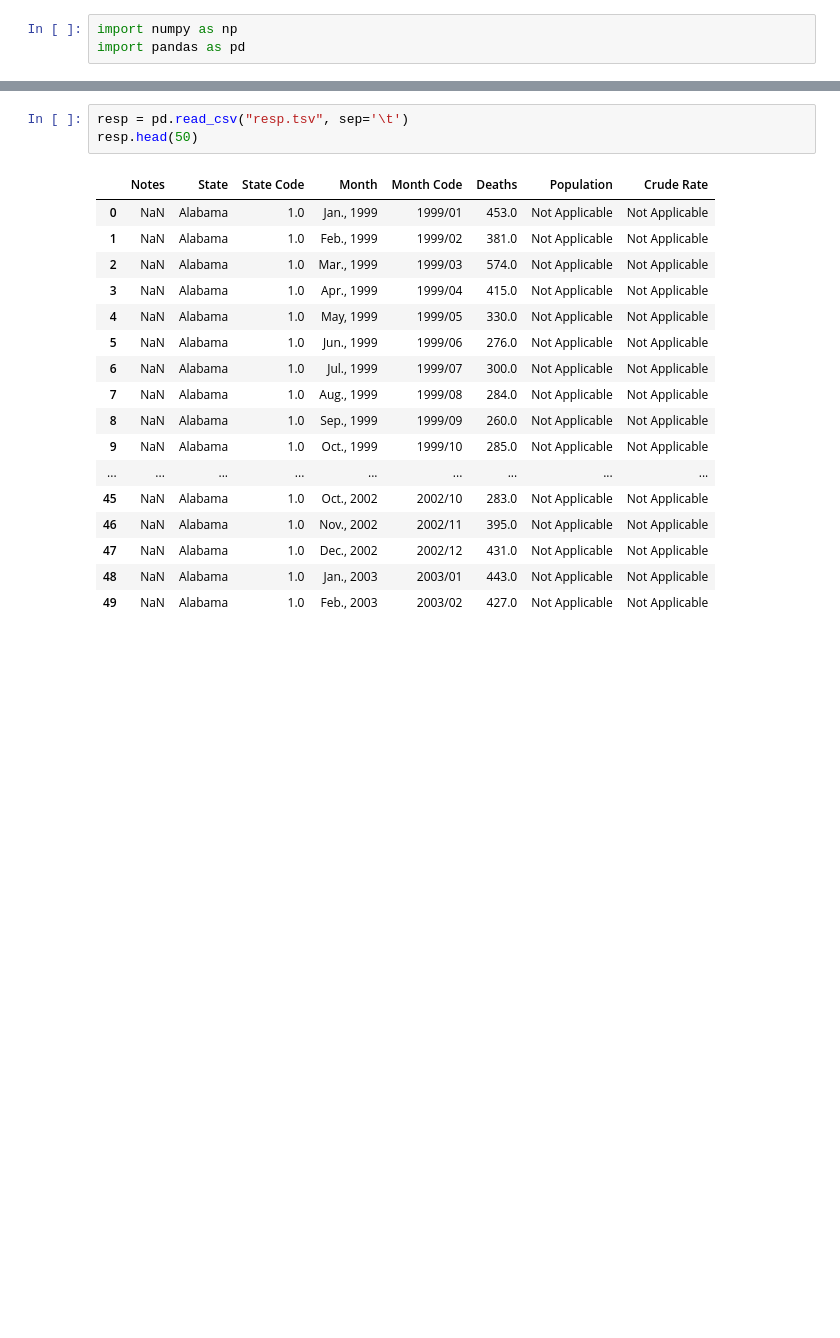
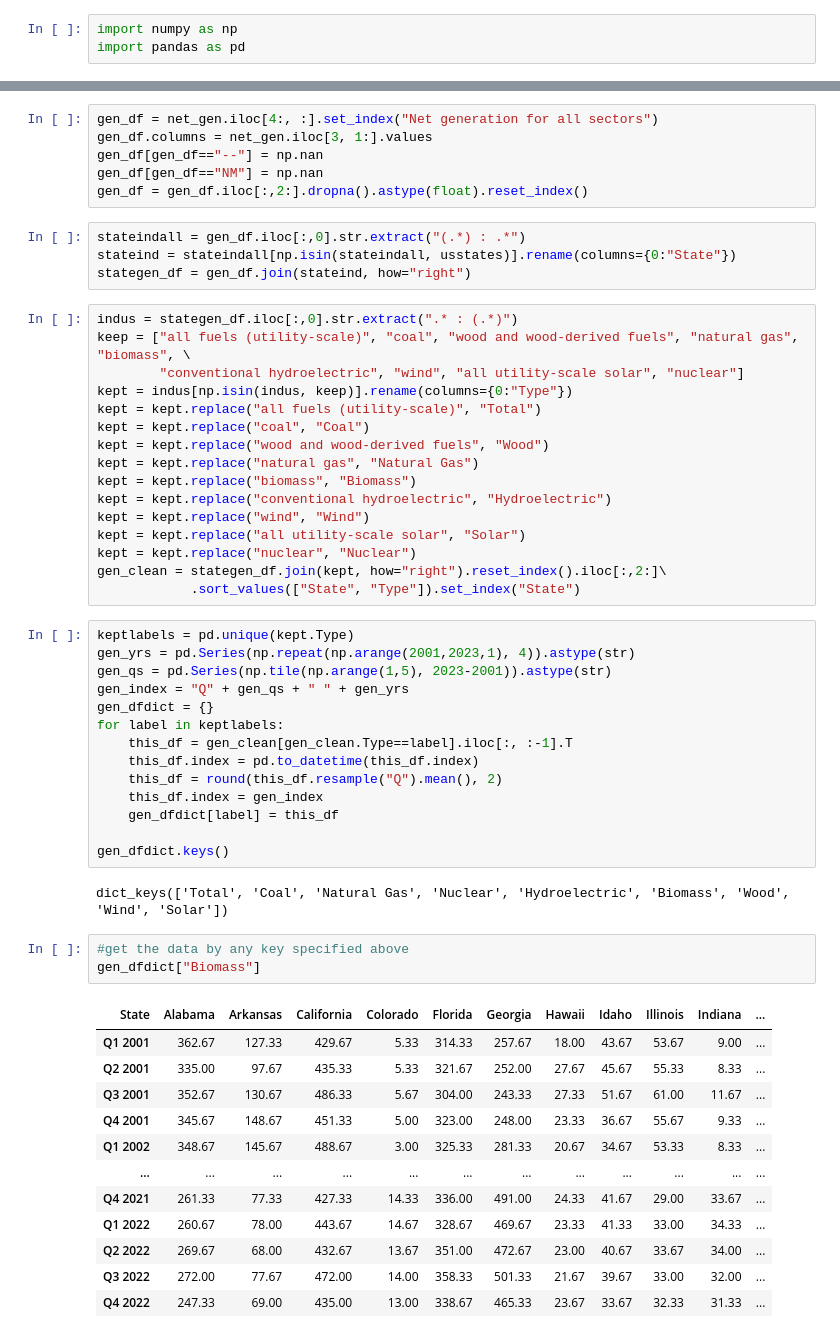
Before and after one commit to rohan-r-kulkarni/energy_analytics, a Jupyter notebook: climate_eda.ipynb, the cells around one changed output, grey strips where cells are left out. Saved outputs shown, nothing was run; the diff lists cells and outputs as text; blank space fills up the shorter version.

Commit message:
X cleaning done, resp cleaning next

```diff
--- a/climate_eda.ipynb
+++ b/climate_eda.ipynb
@@ -72,21 +119,58 @@ efuel = pd.read_csv("efuel_consumption.csv")
-# %%
-resp = pd.read_csv("resp.tsv", sep='\t')
-resp.head(50)
-# %% [output]
-|  | Notes | State | State Code | Month | Month Code | Deaths | Population | Crude Rate |
-| 0 | NaN | Alabama | 1.0 | Jan., 1999 | 1999/01 | 453.0 | Not Applicable | Not Applicable |
-| 1 | NaN | Alabama | 1.0 | Feb., 1999 | 1999/02 | 381.0 | Not Applicable | Not Applicable |
-| 2 | NaN | Alabama | 1.0 | Mar., 1999 | 1999/03 | 574.0 | Not Applicable | Not Applicable |
-| 3 | NaN | Alabama | 1.0 | Apr., 1999 | 1999/04 | 415.0 | Not Applicable | Not Applicable |
-| 4 | NaN | Alabama | 1.0 | May, 1999 | 1999/05 | 330.0 | Not Applicable | Not Applicable |
-| 5 | NaN | Alabama | 1.0 | Jun., 1999 | 1999/06 | 276.0 | Not Applicable | Not Applicable |
-| 6 | NaN | Alabama | 1.0 | Jul., 1999 | 1999/07 | 300.0 | Not Applicable | Not Applicable |
-| 7 | NaN | Alabama | 1.0 | Aug., 1999 | 1999/08 | 284.0 | Not Applicable | Not Applicable |
-| 8 | NaN | Alabama | 1.0 | Sep., 1999 | 1999/09 | 260.0 | Not Applicable | Not Applicable |
-| 9 | NaN | Alabama | 1.0 | Oct., 1999 | 1999/10 | 285.0 | Not Applicable | Not Applicable |
-| ... | ... | ... | ... | ... | ... | ... | ... | ... |
-| 45 | NaN | Alabama | 1.0 | Oct., 2002 | 2002/10 | 283.0 | Not Applicable | Not Applicable |
-| 46 | NaN | Alabama | 1.0 | Nov., 2002 | 2002/11 | 395.0 | Not Applicable | Not Applicable |
-| 47 | NaN | Alabama | 1.0 | Dec., 2002 | 2002/12 | 431.0 | Not Applicable | Not Applicable |
-| 48 | NaN | Alabama | 1.0 | Jan., 2003 | 2003/01 | 443.0 | Not Applicable | Not Applicable |
-| 49 | NaN | Alabama | 1.0 | Feb., 2003 | 2003/02 | 427.0 | Not Applicable | Not Applicable |
+# %%
+gen_df = net_gen.iloc[4:, :].set_index("Net generation for all sectors")
+gen_df.columns = net_gen.iloc[3, 1:].values
+gen_df[gen_df=="--"] = np.nan
+gen_df[gen_df=="NM"] = np.nan
+gen_df = gen_df.iloc[:,2:].dropna().astype(float).reset_index()
+# %%
+stateindall = gen_df.iloc[:,0].str.extract("(.*) : .*")
+stateind = stateindall[np.isin(stateindall, usstates)].rename(columns={0:"State"})
+stategen_df = gen_df.join(stateind, how="right")
+# %%
+indus = stategen_df.iloc[:,0].str.extract(".* : (.*)")
+keep = ["all fuels (utility-scale)", "coal", "wood and wood-derived fuels", "natural gas", "biomass", \
+        "conventional hydroelectric", "wind", "all utility-scale solar", "nuclear"]
+kept = indus[np.isin(indus, keep)].rename(columns={0:"Type"})
+kept = kept.replace("all fuels (utility-scale)", "Total")
+kept = kept.replace("coal", "Coal")
+kept = kept.replace("wood and wood-derived fuels", "Wood")
+kept = kept.replace("natural gas", "Natural Gas")
+kept = kept.replace("biomass", "Biomass")
+kept = kept.replace("conventional hydroelectric", "Hydroelectric")
+kept = kept.replace("wind", "Wind")
+kept = kept.replace("all utility-scale solar", "Solar")
+kept = kept.replace("nuclear", "Nuclear")
+gen_clean = stategen_df.join(kept, how="right").reset_index().iloc[:,2:]\
+            .sort_values(["State", "Type"]).set_index("State")
+# %%
+keptlabels = pd.unique(kept.Type)
+gen_yrs = pd.Series(np.repeat(np.arange(2001,2023,1), 4)).astype(str)
+gen_qs = pd.Series(np.tile(np.arange(1,5), 2023-2001)).astype(str)
+gen_index = "Q" + gen_qs + " " + gen_yrs
+gen_dfdict = {}
+for label in keptlabels:
+    this_df = gen_clean[gen_clean.Type==label].iloc[:, :-1].T
+    this_df.index = pd.to_datetime(this_df.index)
+    this_df = round(this_df.resample("Q").mean(), 2)
+    this_df.index = gen_index
+    gen_dfdict[label] = this_df
+
+gen_dfdict.keys()
+# %% [output]
+dict_keys(['Total', 'Coal', 'Natural Gas', 'Nuclear', 'Hydroelectric', 'Biomass', 'Wood', 'Wind', 'Solar'])
+# %%
+#get the data by any key specified above
+gen_dfdict["Biomass"]
+# %% [output]
+| State | Alabama | Arkansas | California | Colorado | Florida | Georgia | Hawaii | Idaho | Illinois | Indiana | ... |
+| Q1 2001 | 362.67 | 127.33 | 429.67 | 5.33 | 314.33 | 257.67 | 18.00 | 43.67 | 53.67 | 9.00 | ... |
+| Q2 2001 | 335.00 | 97.67 | 435.33 | 5.33 | 321.67 | 252.00 | 27.67 | 45.67 | 55.33 | 8.33 | ... |
+| Q3 2001 | 352.67 | 130.67 | 486.33 | 5.67 | 304.00 | 243.33 | 27.33 | 51.67 | 61.00 | 11.67 | ... |
+| Q4 2001 | 345.67 | 148.67 | 451.33 | 5.00 | 323.00 | 248.00 | 23.33 | 36.67 | 55.67 | 9.33 | ... |
+| Q1 2002 | 348.67 | 145.67 | 488.67 | 3.00 | 325.33 | 281.33 | 20.67 | 34.67 | 53.33 | 8.33 | ... |
+| ... | ... | ... | ... | ... | ... | ... | ... | ... | ... | ... | ... |
+| Q4 2021 | 261.33 | 77.33 | 427.33 | 14.33 | 336.00 | 491.00 | 24.33 | 41.67 | 29.00 | 33.67 | ... |
+| Q1 2022 | 260.67 | 78.00 | 443.67 | 14.67 | 328.67 | 469.67 | 23.33 | 41.33 | 33.00 | 34.33 | ... |
+| Q2 2022 | 269.67 | 68.00 | 432.67 | 13.67 | 351.00 | 472.67 | 23.00 | 40.67 | 33.67 | 34.00 | ... |
+| Q3 2022 | 272.00 | 77.67 | 472.00 | 14.00 | 358.33 | 501.33 | 21.67 | 39.67 | 33.00 | 32.00 | ... |
+| Q4 2022 | 247.33 | 69.00 | 435.00 | 13.00 | 338.67 | 465.33 | 23.67 | 33.67 | 32.33 | 31.33 | ... |
```
Also changed, not shown: parts of 11 cells of this notebook, 19 other files.
